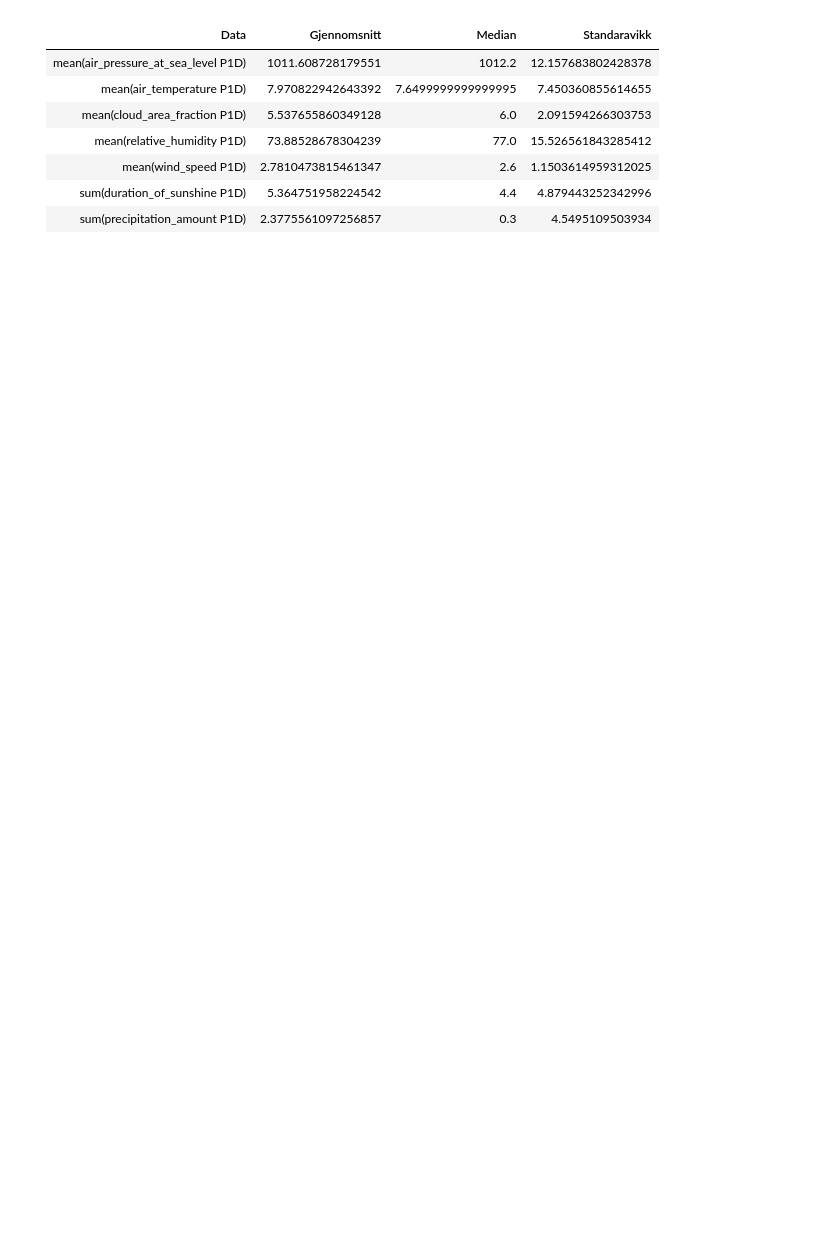
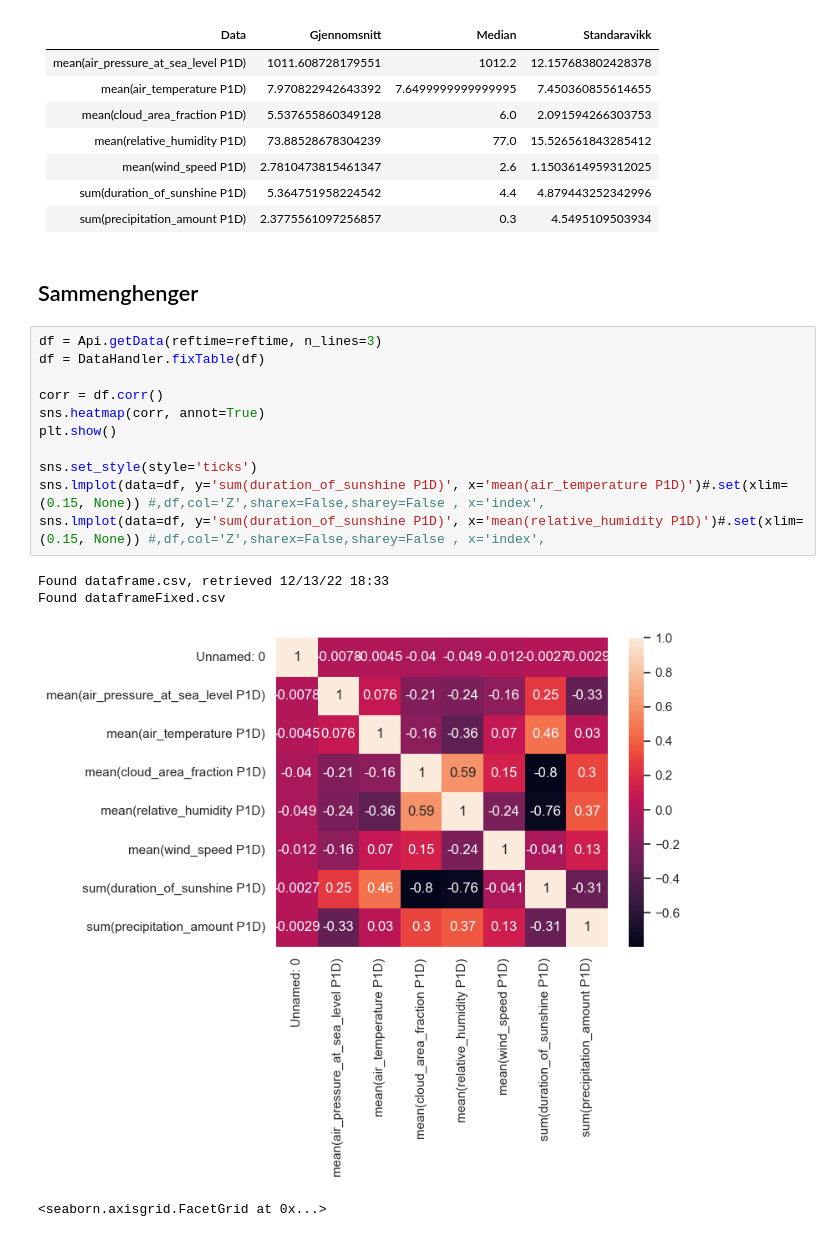
Before and after one commit to Vorckea/ProgPro1, a Jupyter notebook: ProgPro.ipynb, the cells around one changed output. Cells and saved outputs as stored; diff of their text form; blank space fills up the shorter version.

```diff
--- a/ProgPro.ipynb
+++ b/ProgPro.ipynb
@@ -114,3 +138,21 @@ print(tg.make_markdown_table(liste))
 | mean(wind_speed P1D) | 2.7810473815461347 | 2.6 | 1.1503614959312025 |
 | sum(duration_of_sunshine P1D) | 5.364751958224542 | 4.4 | 4.879443252342996 |
 | sum(precipitation_amount P1D) | 2.3775561097256857 | 0.3 | 4.5495109503934 |
+# %% [markdown]
+## Sammenghenger
+# %%
+df = Api.getData(reftime=reftime, n_lines=3)
+df = DataHandler.fixTable(df)
+
+corr = df.corr()
+sns.heatmap(corr, annot=True)
+plt.show()
+
+sns.set_style(style='ticks')
+sns.lmplot(data=df, y='sum(duration_of_sunshine P1D)', x='mean(air_temperature P1D)')#.set(xlim=(0.15, None)) #,df,col='Z',sharex=False,sharey=False , x='index',
+sns.lmplot(data=df, y='sum(duration_of_sunshine P1D)', x='mean(relative_humidity P1D)')#.set(xlim=(0.15, None)) #,df,col='Z',sharex=False,sharey=False , x='index',
+# %% [output]
+Found dataframe.csv, retrieved 12/13/22 18:33
+Found dataframeFixed.csv
+[figure, added]
+<seaborn.axisgrid.FacetGrid at 0x...>
```
Also changed, not shown: parts of 11 cells of this notebook.
